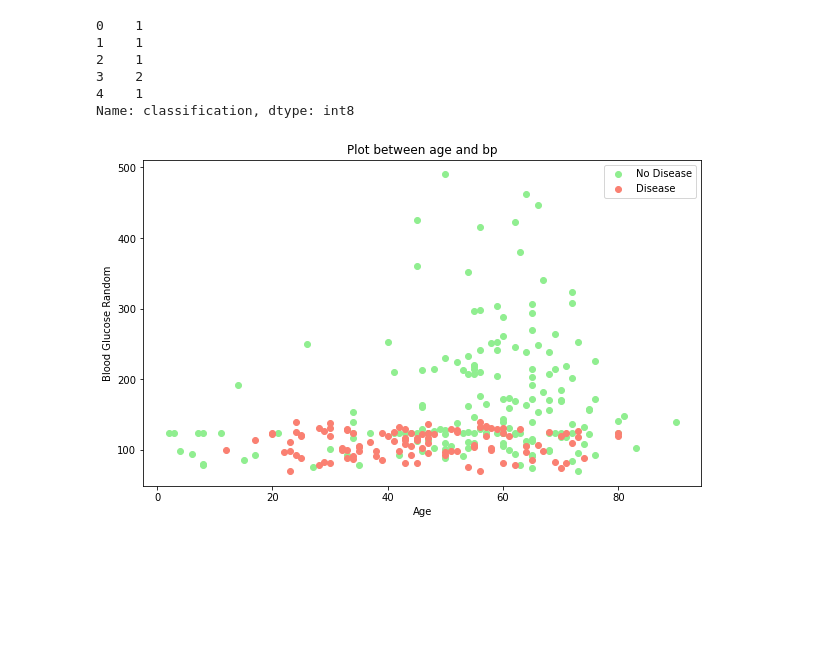
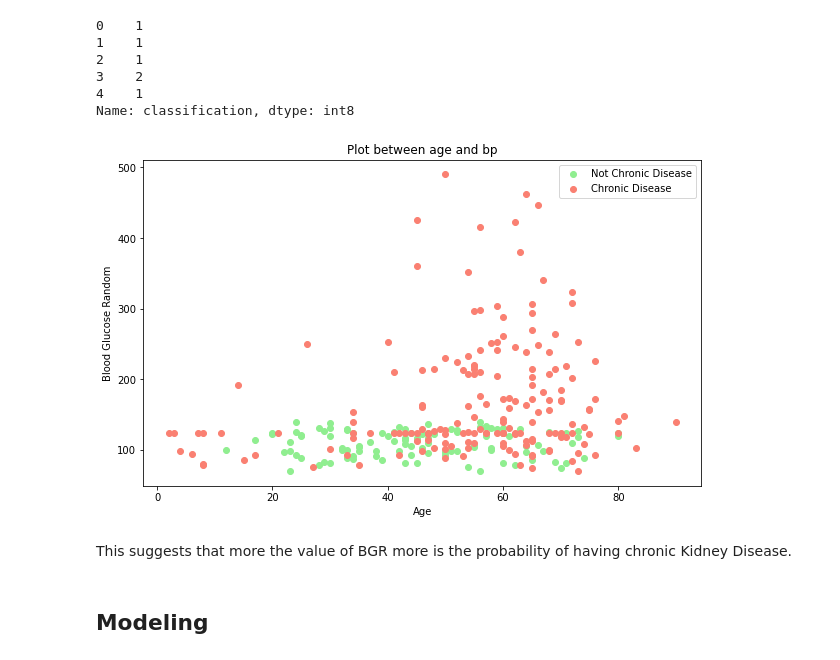
Before and after one commit to Tanishq-19/Chronic_Kidney_Disease_Predictor, a Jupyter notebook: Chronic-Kidney-Disease.ipynb, the cells around one changed output. Drawn from its saved outputs; the diff is of its cells as text; code cells hidden in the pictures; blank space fills up the shorter version.

```diff
--- a/Chronic-Kidney-Disease.ipynb
+++ b/Chronic-Kidney-Disease.ipynb
@@ -461,21 +461,25 @@ Name: classification, dtype: int8
 # %%
 # Plot to demonstrate age vs bgr
 
 plt.figure(figsize=(10,6))
 
+plt.scatter(df_temp.age[df.classification == 2],
+            df_temp.bgr[df.classification == 2],
+            c = "lightgreen")
+
 plt.scatter(df_temp.age[df.classification == 1],
             df_temp.bgr[df.classification == 1],
-            c = "lightgreen")
-
-plt.scatter(df_temp.age[df.classification == 2],
-            df_temp.bgr[df.classification == 2],
             c = "salmon")
 
-plt.legend(["No Disease", "Disease"])
+plt.legend(["Not Chronic Disease", "Chronic Disease"])
 
 plt.title("Plot between age and bp")
 
 plt.xlabel("Age")
 plt.ylabel("Blood Glucose Random");
 # %% [output]
-[figure, old version]
+[figure, new version]
+# %% [markdown]
+This suggests that more the value of BGR more is the probability of having chronic Kidney Disease.
+# %% [markdown]
+## Modeling
```
Also changed, not shown: parts of 23 cells of this notebook.
